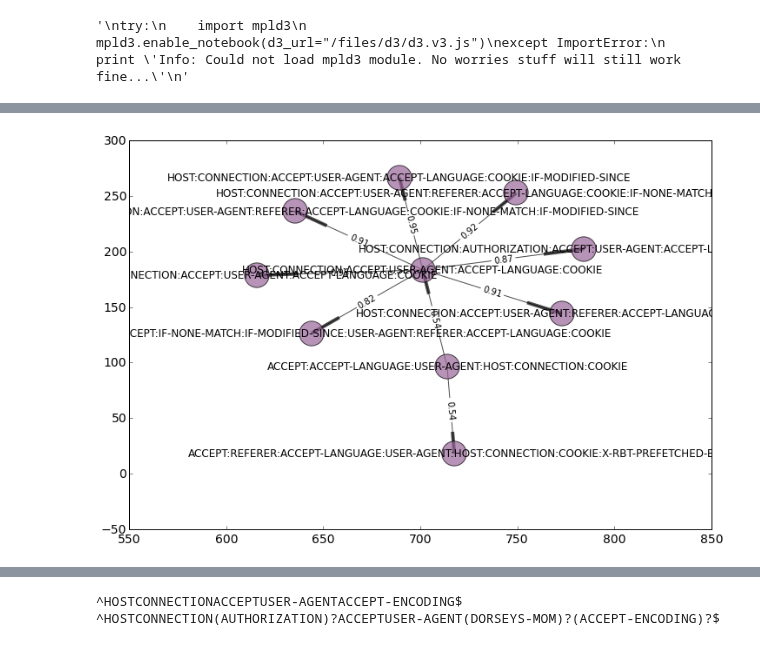
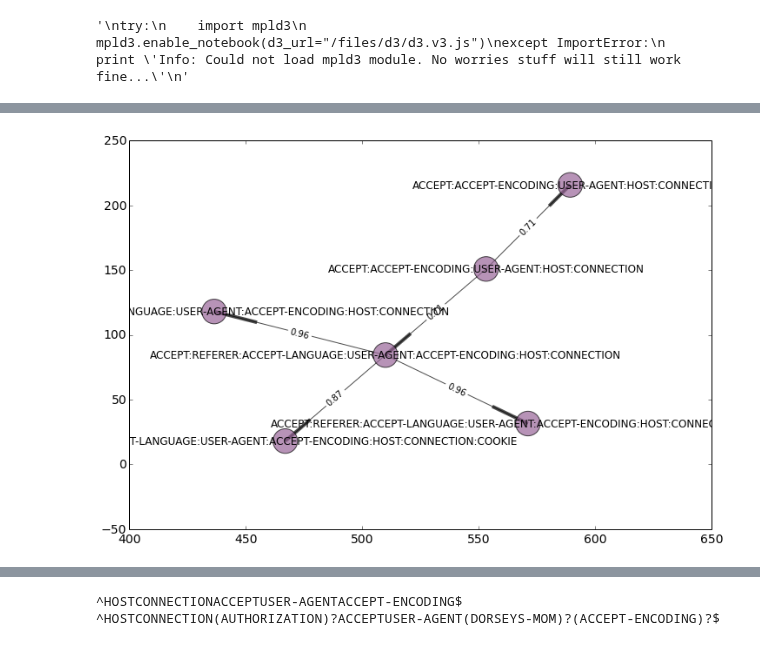
Before and after one commit to SuperCowPowers/data_hacking, a Jupyter notebook: browser_fingerprinting/browser_fingerprinting.ipynb, the cells around one changed output, grey strips where cells are left out. Drawn from its saved outputs; the diff is of its cells as text; code cells hidden in the pictures.

Commit message:
updating notebook to work (relative term) on public pcap data from wireshark

```diff
--- a/browser_fingerprinting/browser_fingerprinting.ipynb
+++ b/browser_fingerprinting/browser_fingerprinting.ipynb
@@ -65,7 +73,7 @@ plt.rcParams['figure.figsize'] = 12.0, 8.0
 # Create a BRO log file reader and pull from the logfile
 import bro_log_reader
 bro_log = bro_log_reader.BroLogReader()
-headers = bro_log.read_log('data/httpheaders_100k.log')
+headers = bro_log.read_log('data/http_headers.log')
 # %%
 # Nice, so lets look at some of the outputs by tossing them into a pandas dataframe
 dataframe = pd.DataFrame(headers)
@@ -139,6 +147,9 @@ def short_agent_names(useragent_series, resolution=12):
 # %%
 # Generate shorter agent names
 dataframe['short_agent'] = short_agent_names(dataframe['useragent'])
+# Remove any 'na' agents
+dataframe = dataframe.replace('na',np.nan)
+dataframe = dataframe.dropna()
 # %% [markdown]
 <div style="float: left; margin: 0px 30px 0px 0px"><img src="files/images/eyeball_2.jpg" width="250px"></div>
 # Lets look at the Data
@@ -327,7 +339,7 @@ for name, group in agent_groups:
     agent_distances[name] = distances
 # %%
 # For one agent show the top 5 closest (levenshtein) header sequences
-agent = 'mozilla/4.0:msie:7.0:windows:nt:5.1:trident/4.0:n1.0:n1.1:n2.0:n3.0:n3.5'
+agent = 'mozilla/4.0:msie:7.0:windows:nt:6.1:wow64:trident/5.0:slcc2:n2.0:n3.5:n3.0'
 distances = agent_distances[agent]
 
 print '\nAgent: %s' % agent
@@ -407,6 +417,5 @@ def plot_h_tree(graph, layout='neato'):
 # %%
-# Safari
-good_test_agent = 'mozilla/5.0:windows:nt:6.1:wow64:applewebkit/537.36:gecko:chrome/28.0.1500.95:safari/537.36'
-plot_h_tree(agent_h_graphs[good_test_agent]['graph'])
+msie_9 = 'mozilla/5.0:msie:9.0:windows:nt:6.1:wow64:trident/5.0'
+plot_h_tree(agent_h_graphs[msie_9]['graph'])
 # %% [output]
-[figure, old version]
+[figure, new version]
```
Also changed, not shown: parts of 18 cells of this notebook.
